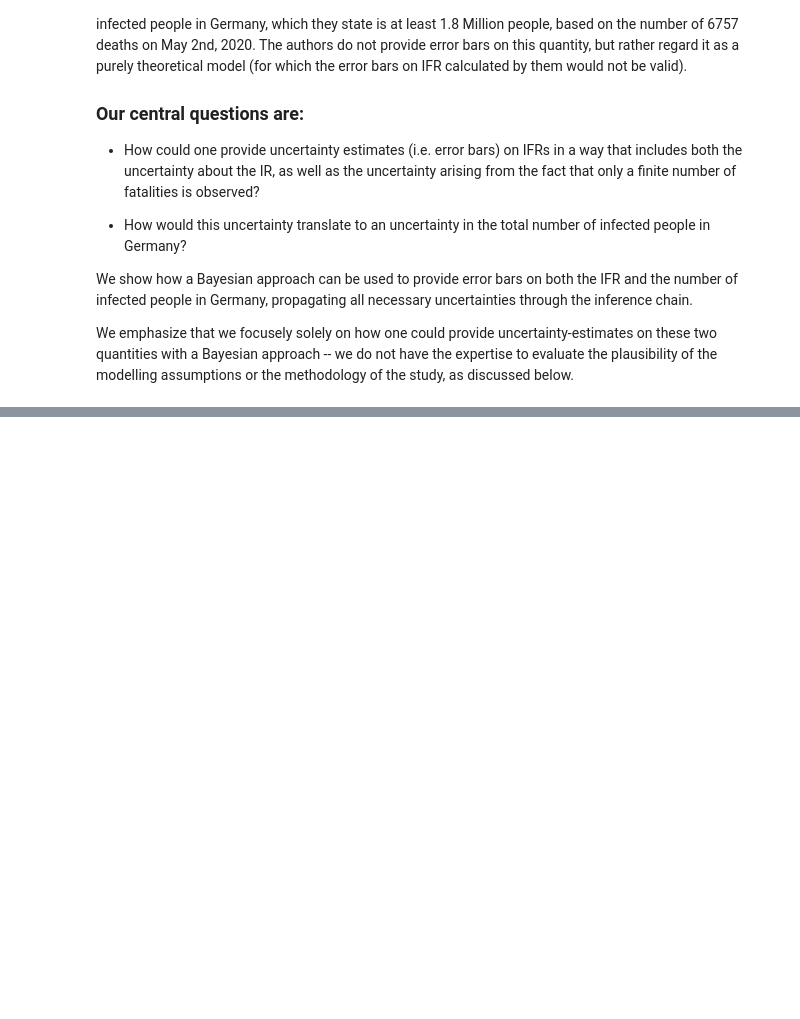
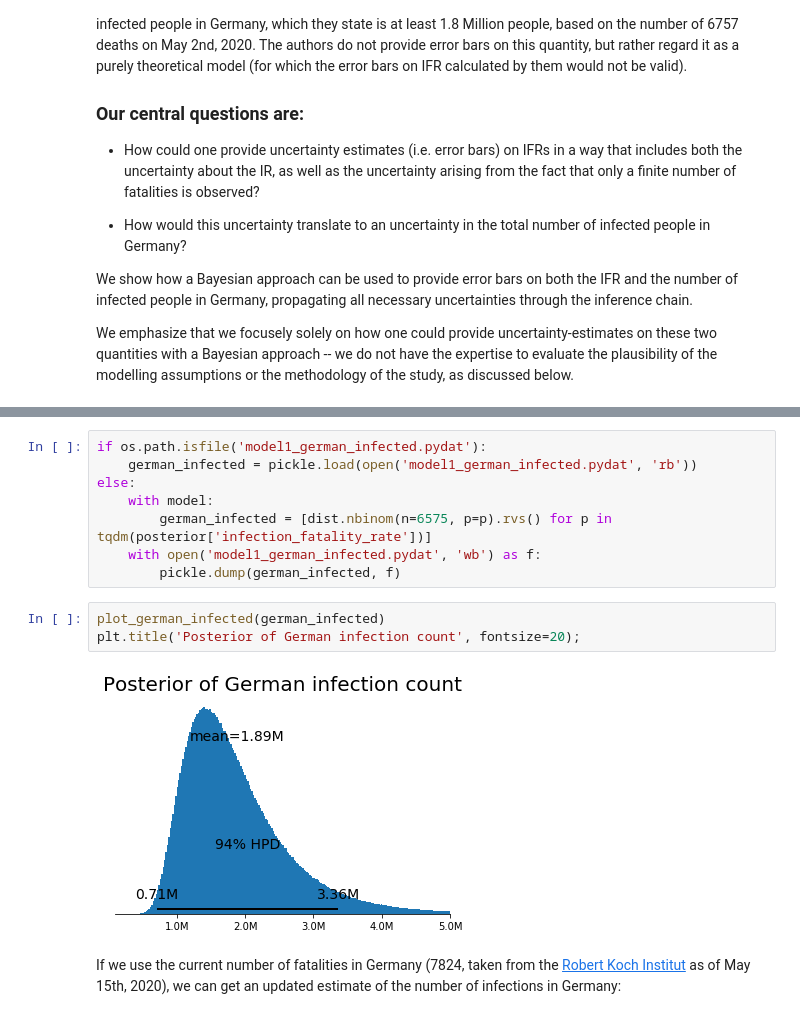
Before and after one commit to matthias-k/analysis-heinsberg-study, a Jupyter notebook: BayesianHeinsbergClean.ipynb, the cells around one changed output, grey strips where cells are left out. Cells and saved outputs as stored; diff of their text form; blank space fills up the shorter version.

```diff
--- a/BayesianHeinsbergClean.ipynb
+++ b/BayesianHeinsbergClean.ipynb
@@ -471,0 +293,15 @@ for model_index, (fatalities, data) in enumerate(fatality_models.items()):
+# %%
+if os.path.isfile('model1_german_infected.pydat'):
+    german_infected = pickle.load(open('model1_german_infected.pydat', 'rb'))
+else:
+    with model:
+        german_infected = [dist.nbinom(n=6575, p=p).rvs() for p in tqdm(posterior['infection_fatality_rate'])]
+    with open('model1_german_infected.pydat', 'wb') as f:
+        pickle.dump(german_infected, f)
+# %%
+plot_german_infected(german_infected)
+plt.title('Posterior of German infection count', fontsize=20);
+# %% [output]
+[figure, added]
+# %% [markdown]
+If we use the current number of fatalities in Germany (7824, taken from the [Robert Koch Institut](https://experience.arcgis.com/experience/478220a4c454480e823b17327b2bf1d4) as of May 15th, 2020), we can get an updated estimate of the number of infections in Germany:
```
Also changed, not shown: parts of 65 cells of this notebook, 1 other file.
